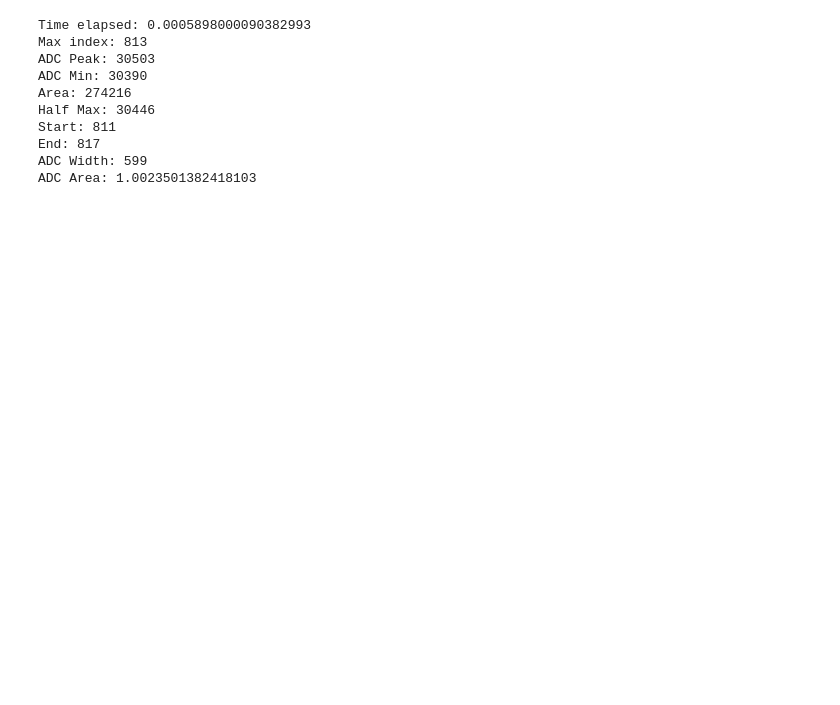
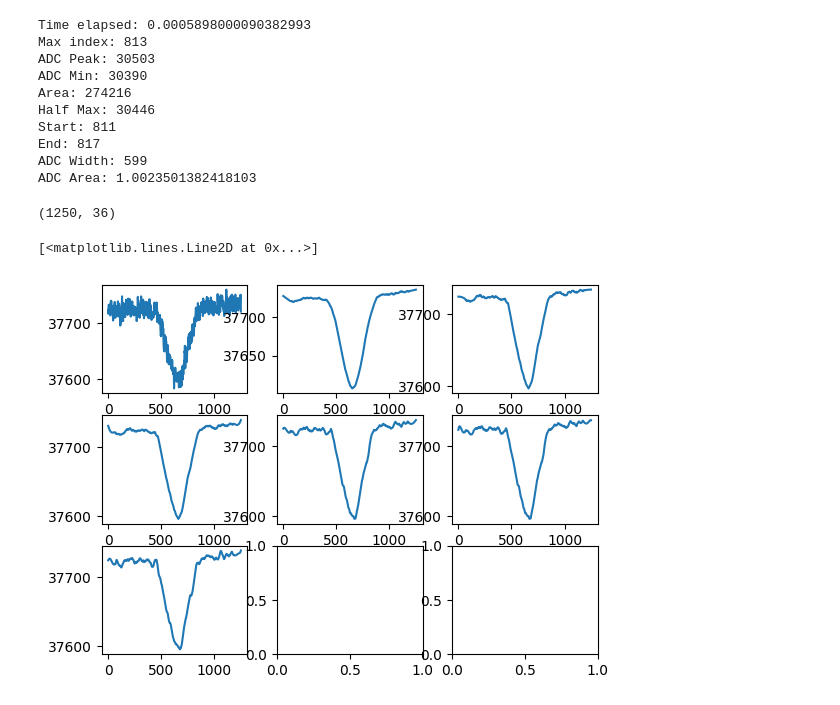
Before and after one commit to michael-miftek/testing, a Jupyter notebook: processingtesting.ipynb, the cells around one changed output. Saved outputs shown, nothing was run; the diff lists cells and outputs as text; code cells hidden in the pictures; blank space fills up the shorter version.

```diff
--- a/processingtesting.ipynb
+++ b/processingtesting.ipynb
@@ -687,3 +734,40 @@ Start: 811
 End: 817
 ADC Width: 599
 ADC Area: 1.0023501382418103
+# %%
+import numpy as np
+data = np.load('services/test.npy')
+print(data.shape) # 65,1250, 12, {1250,36}
+# print(data[1][:,6])
+# arrD = data[2][:,6]
+# print(len(arrD))
+# print(arrD)
+# %% [output]
+(1250, 36)
+# %%
+import torch
+from scipy.signal import savgol_filter
+import matplotlib.pyplot as plt
+
+
+arrD = data[:,30]
+
+new7 = torch.from_numpy(savgol_filter(arrD, window_length=int(arrD.__len__()/10), polyorder=6))
+new6 = torch.from_numpy(savgol_filter(arrD, window_length=int(arrD.__len__()/10), polyorder=5))
+new5 = torch.from_numpy(savgol_filter(arrD, window_length=int(arrD.__len__()/10), polyorder=4))
+new4 = torch.from_numpy(savgol_filter(arrD, window_length=int(arrD.__len__()/10), polyorder=3))
+new3 = torch.from_numpy(savgol_filter(arrD, window_length=int(arrD.__len__()/10), polyorder=2))
+new2 = torch.from_numpy(savgol_filter(arrD, window_length=int(arrD.__len__()/10), polyorder=1))
+new1 = torch.from_numpy(arrD)
+
+fig, axs = plt.subplots(3,3)
+axs[0,0].plot(new1)
+axs[0,1].plot(new2)
+axs[0,2].plot(new3)
+axs[1,0].plot(new4)
+axs[1,1].plot(new5)
+axs[1,2].plot(new6)
+axs[2,0].plot(new7)
+# %% [output]
+[<matplotlib.lines.Line2D at 0x...>]
+[figure, added]
```
Also changed, not shown: parts of 6 cells of this notebook, 2 other files.
